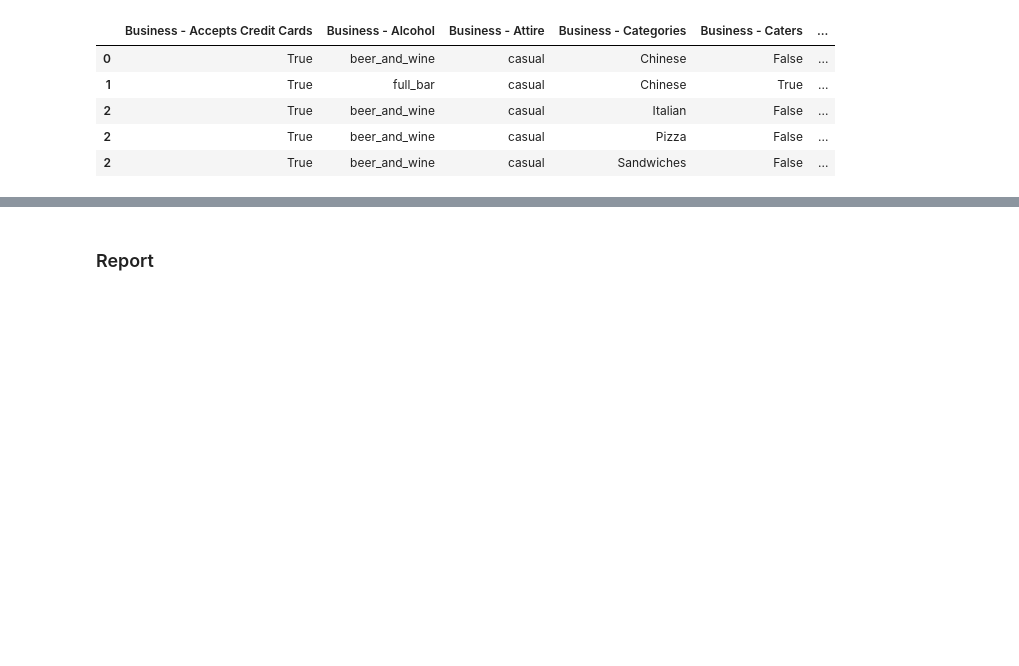
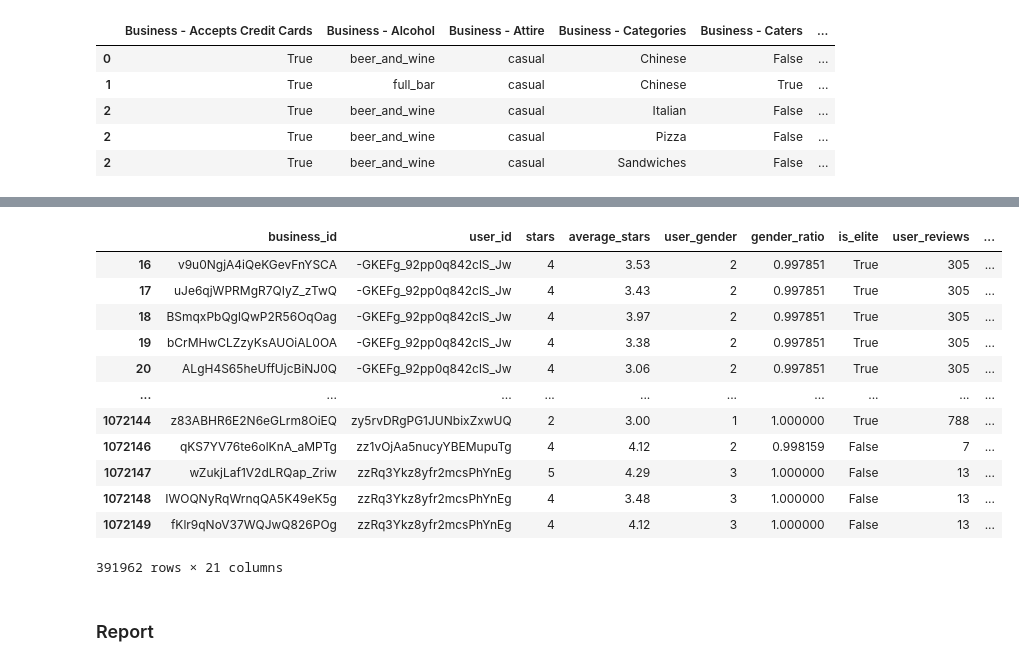
Before and after one commit to jaimev408/YelpStudy, a Jupyter notebook: yelpNotebook.ipynb, the cells around one changed output, grey strips where cells are left out. Cells and saved outputs as stored; diff of their text form; code cells hidden in the pictures; blank space fills up the shorter version.

```diff
--- a/yelpNotebook.ipynb
+++ b/yelpNotebook.ipynb
@@ -299,0 +338,2 @@ df
+# %%
+dfFinal = pd.merge(dfFinal, hhi, how='left', on=['ZIP CODE'])
@@ -301,0 +357,2 @@ df.to_csv("cleanDF.csv")
+# %%
+dfrev = pd.read_table('./Data/restaurant_bar_reviews_spring18.tsv', sep='\t')
@@ -302,2 +368,22 @@ df.to_csv("cleanDF.csv")
+# %%
+dfrev['Year'] = dfrev.review_date.str[:4]
+# %%
+dfrev = dfrev[dfrev.Year.astype('int64') <= 2014]
+# %%
+dfrev[dfrev.city.isin(dfFinal.cities.unique().tolist())]
+# %% [output]
+|  | business_id | user_id | stars | average_stars | user_gender | gender_ratio | is_elite | user_reviews | ... |
+| 16 | v9u0NgjA4iQeKGevFnYSCA | -GKEFg_92pp0q842clS_Jw | 4 | 3.53 | 2 | 0.997851 | True | 305 | ... |
+| 17 | uJe6qjWPRMgR7QIyZ_zTwQ | -GKEFg_92pp0q842clS_Jw | 4 | 3.43 | 2 | 0.997851 | True | 305 | ... |
+| 18 | BSmqxPbQglQwP2R56OqOag | -GKEFg_92pp0q842clS_Jw | 4 | 3.97 | 2 | 0.997851 | True | 305 | ... |
+| 19 | bCrMHwCLZzyKsAUOiAL0OA | -GKEFg_92pp0q842clS_Jw | 4 | 3.38 | 2 | 0.997851 | True | 305 | ... |
+| 20 | ALgH4S65heUffUjcBiNJ0Q | -GKEFg_92pp0q842clS_Jw | 4 | 3.06 | 2 | 0.997851 | True | 305 | ... |
+| ... | ... | ... | ... | ... | ... | ... | ... | ... | ... |
+| 1072144 | z83ABHR6E2N6eGLrm8OiEQ | zy5rvDRgPG1JUNbixZxwUQ | 2 | 3.00 | 1 | 1.000000 | True | 788 | ... |
+| 1072146 | qKS7YV76te6olKnA_aMPTg | zz1vOjAa5nucyYBEMupuTg | 4 | 4.12 | 2 | 0.998159 | False | 7 | ... |
+| 1072147 | wZukjLaf1V2dLRQap_Zriw | zzRq3Ykz8yfr2mcsPhYnEg | 5 | 4.29 | 3 | 1.000000 | False | 13 | ... |
+| 1072148 | IWOQNyRqWrnqQA5K49eK5g | zzRq3Ykz8yfr2mcsPhYnEg | 4 | 3.48 | 3 | 1.000000 | False | 13 | ... |
+| 1072149 | fKlr9qNoV37WQJwQ826POg | zzRq3Ykz8yfr2mcsPhYnEg | 4 | 4.12 | 3 | 1.000000 | False | 13 | ... |
+391962 rows × 21 columns
 # %% [markdown]
 ### Report
```
Also changed, not shown: parts of 45 cells of this notebook, 1 other file.
